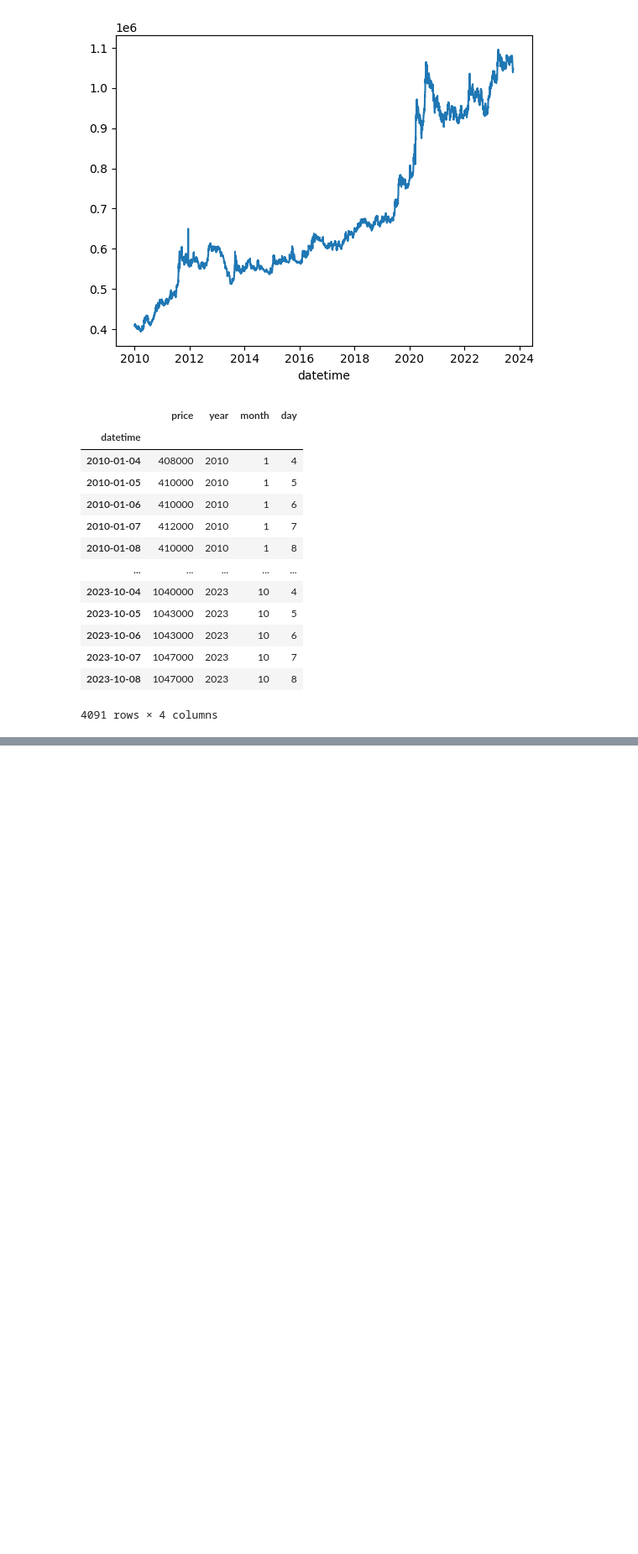
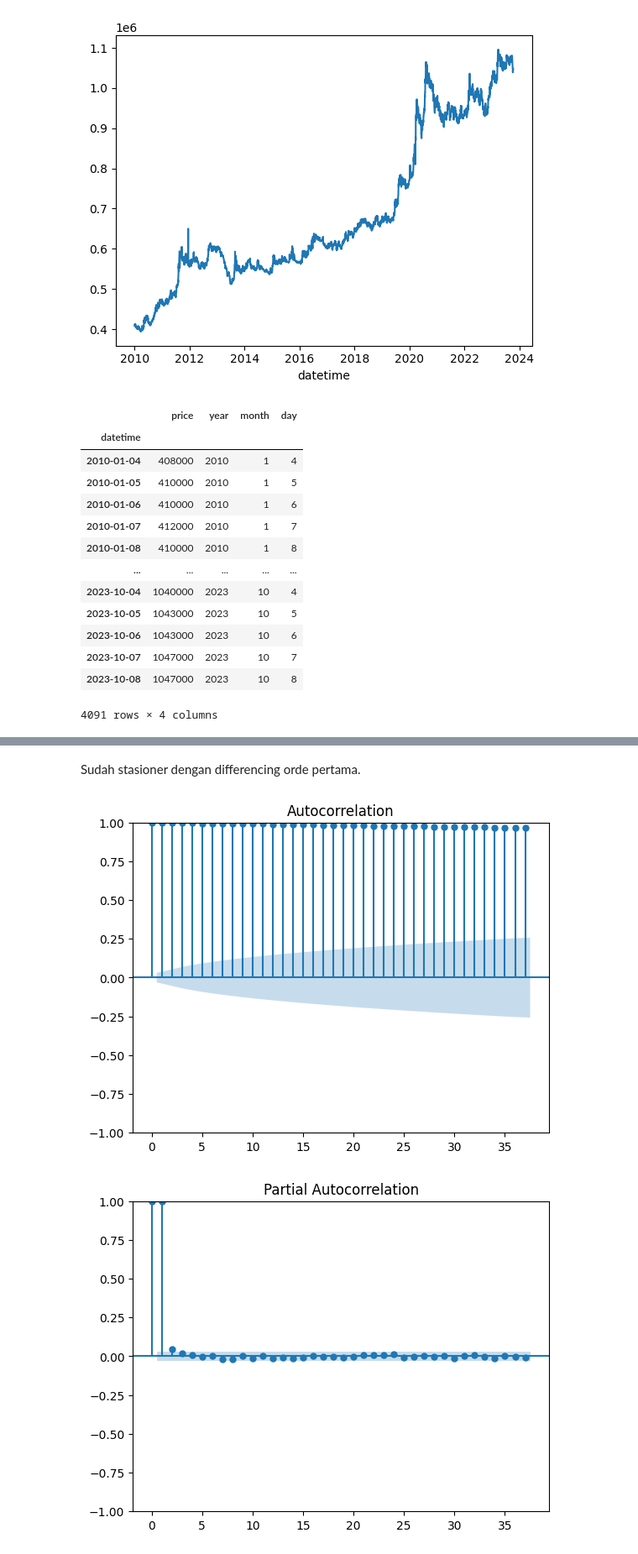
Before and after one commit to FTDS-assignment-bay/p2-final-project-ftds-022-rmt-group-002, a Jupyter notebook: model/price_predictor.ipynb, the cells around one changed output, grey strips where cells are left out. Shown: that part at 84% size. Saved outputs shown, nothing was run; the diff lists cells and outputs as text; code cells hidden in the pictures; blank space fills up the shorter version.

```diff
--- a/model/price_predictor.ipynb
+++ b/model/price_predictor.ipynb
@@ -192,0 +254,11 @@ multiplicative
+# %% [markdown]
+Sudah stasioner dengan differencing orde pertama.
+# %%
+# Plot ACF & PACF from the original dataset
+
+plot_acf(df1['price'])
+plot_pacf(df1['price'])
+plt.show()
+# %% [output]
+[figure, added]
+[figure, added]
```
Also changed, not shown: parts of 24 cells of this notebook.
